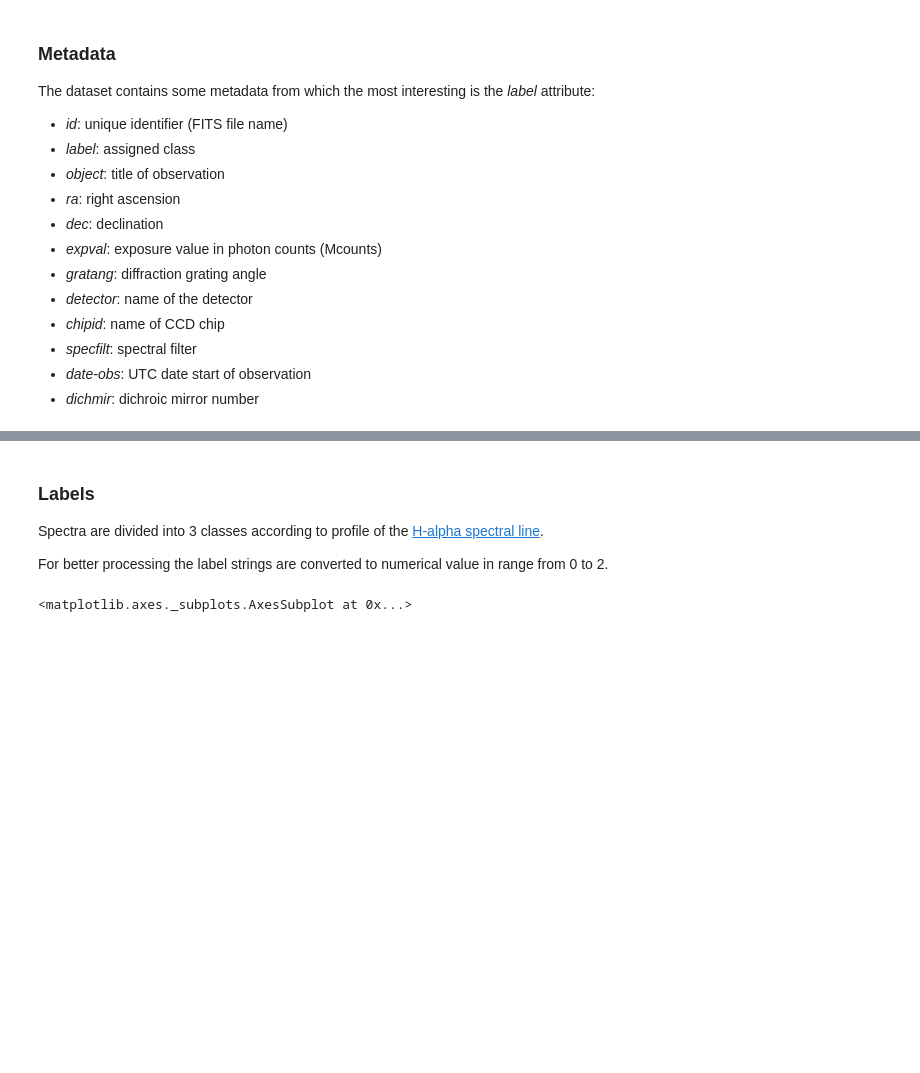
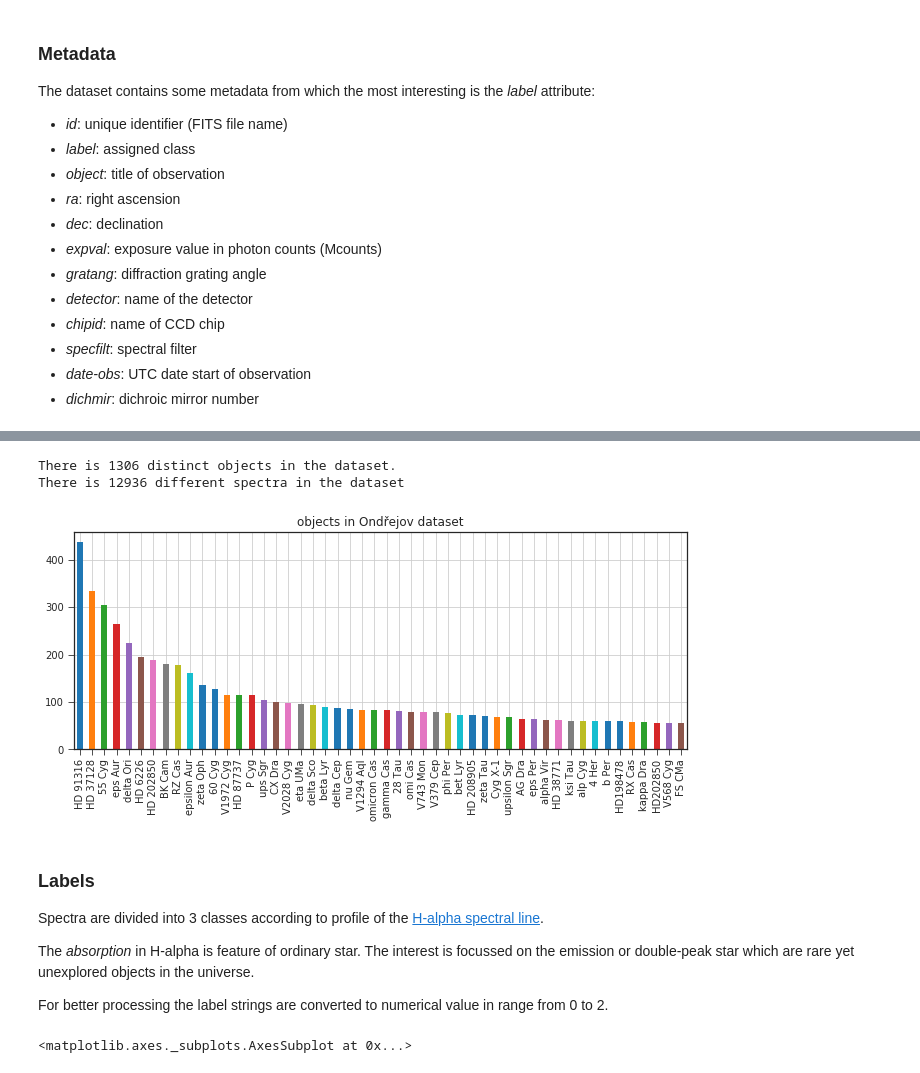
Before and after one commit to podondra/ondrejov-preprocessing, a Jupyter notebook: ondrejov-preprocessing.ipynb, the cells around one changed output, grey strips where cells are left out. Drawn from its saved outputs; the diff is of its cells as text; code cells hidden in the pictures; blank space fills up the shorter version.

Commit message:
Add correct dataset split and some other things

```diff
--- a/ondrejov-preprocessing.ipynb
+++ b/ondrejov-preprocessing.ipynb
@@ -82,12 +84,28 @@ spectra.iloc[:, :11].head()
 | a201306060016 | +19:10:56.60 | 30.25 | PyLoN 2048x512BX | 0.012332 | alp Boo | 2 | E2V 42-10 BX | 14:15:39.667 | 1 | absorption | 2013-06-06 |
 | a201306060018 | +33:21:45.60 | 30.25 | PyLoN 2048x512BX | 5.056532 | beta Lyr | 2 | E2V 42-10 BX | 18:50:04.787 | 1 | emission | 2013-06-06 |
 | a201306060019 | +33:21:45.60 | 30.25 | PyLoN 2048x512BX | 15.040130 | beta Lyr | 2 | E2V 42-10 BX | 18:50:04.787 | 1 | emission | 2013-06-06 |
+# %%
+f, ax = pyplot.subplots(figsize=(11, 4))
+ax.set_title('objects in Ondřejov dataset')
+spectra['object'].value_counts().nlargest(50).plot.bar(ax=ax, grid=True)
+
+n_objects = spectra['object'].nunique()
+print('There is {} distinct objects in the dataset.'.format(n_objects))
+print('There is {} different spectra in the dataset'.format(len(spectra)))
+# %% [output]
+There is 1306 distinct objects in the dataset.
+There is 12936 different spectra in the dataset
+[figure, added]
 # %% [markdown]
 ### Labels
 
 Spectra are divided into 3 classes according to profile of
 the [H-alpha spectral line][halpha].
 
+The *absorption* in H-alpha is feature of ordinary star.
+The interest is focussed on the emission or double-peak star
+which are rare yet unexplored objects in the universe.
+
 [halpha]: https://en.wikipedia.org/wiki/H-alpha
 
 For better processing the label strings are converted to numerical
```
Also changed, not shown: parts of 20 cells of this notebook, 1 other file.
